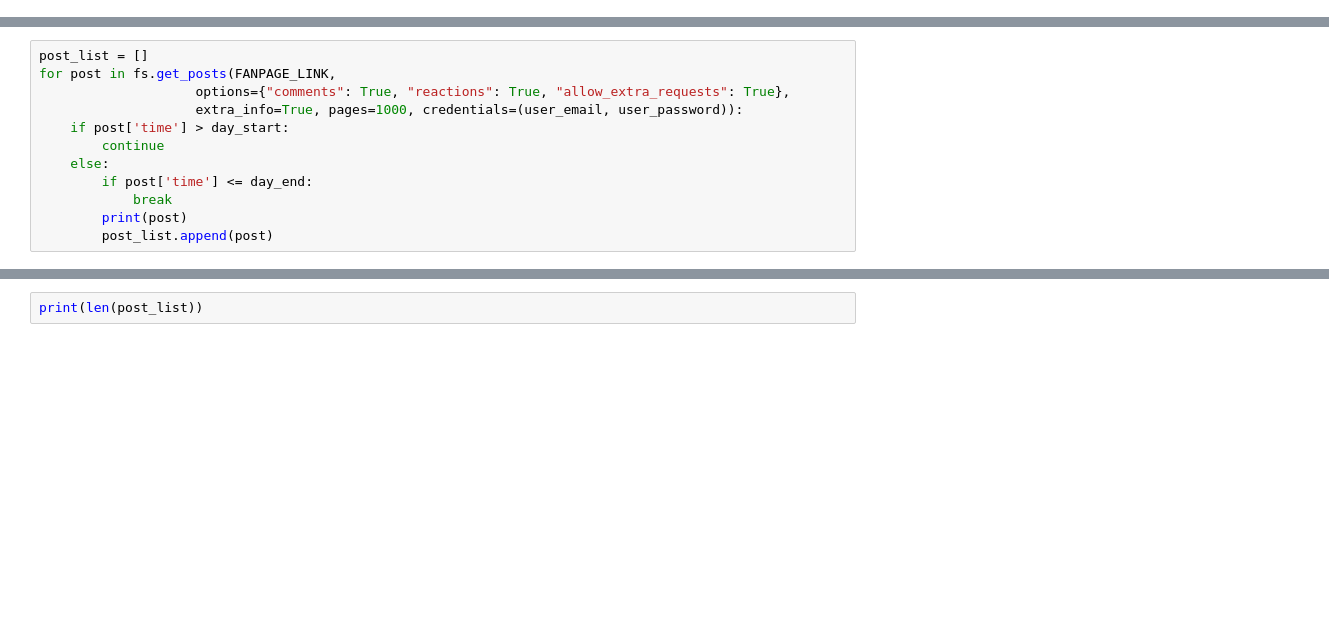
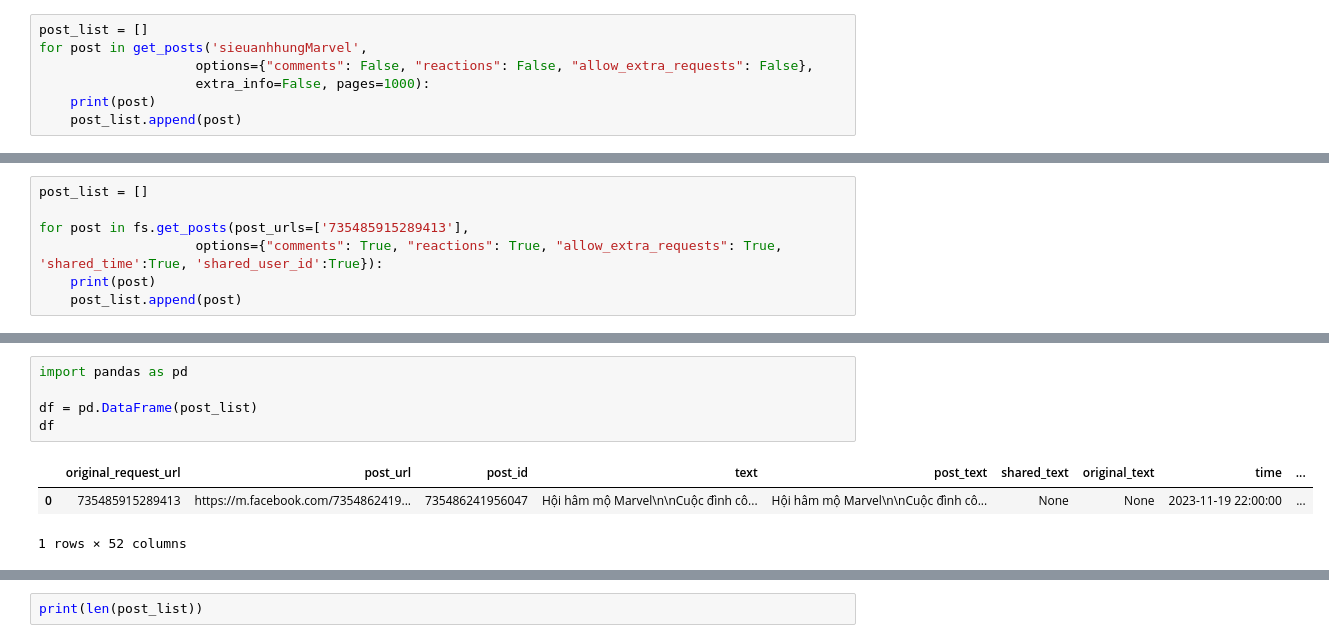
Before and after one commit to 4IUK/facebook_scraper, a Jupyter notebook: test5.ipynb, the cells around one changed output, grey strips where cells are left out. Cells and saved outputs as stored; diff of their text form; blank space fills up the shorter version.

```diff
--- a/test5.ipynb
+++ b/test5.ipynb
@@ -19,0 +16,7 @@ day_end = datetime.datetime(2023, 9, 14, 0, 0, 0)
+# %%
+post_list = []
+for post in get_posts('sieuanhhungMarvel',
+                    options={"comments": False, "reactions": False, "allow_extra_requests": False},
+                    extra_info=False, pages=1000):
+    print(post)
+    post_list.append(post)
@@ -20,13 +42,8 @@ day_end = datetime.datetime(2023, 9, 14, 0, 0, 0)
 # %%
 post_list = []
-for post in fs.get_posts(FANPAGE_LINK,
-                    options={"comments": True, "reactions": True, "allow_extra_requests": True},
-                    extra_info=True, pages=1000, credentials=(user_email, user_password)):
-    if post['time'] > day_start:
-        continue
-    else:
-        if post['time'] <= day_end:
-            break
-        print(post)
-        post_list.append(post)
+
+for post in fs.get_posts(post_urls=['735485915289413'],
+                    options={"comments": True, "reactions": True, "allow_extra_requests": True, 'shared_time':True, 'shared_user_id':True}):
+    print(post)
+    post_list.append(post)
 # %% [output]
@@ -58,0 +51,9 @@ KeyboardInterrupt:
+# %%
+import pandas as pd
+
+df = pd.DataFrame(post_list)
+df
+# %% [output]
+|  | original_request_url | post_url | post_id | text | post_text | shared_text | original_text | time | ... |
+| 0 | 735485915289413 | https://m.facebook.com/7354862419... | 735486241956047 | Hội hâm mộ Marvel\n\nCuộc đình cô... | Hội hâm mộ Marvel\n\nCuộc đình cô... | None | None | 2023-11-19 22:00:00 | ... |
+1 rows × 52 columns
```
Also changed, not shown: parts of 16 cells of this notebook, 3 other files.
